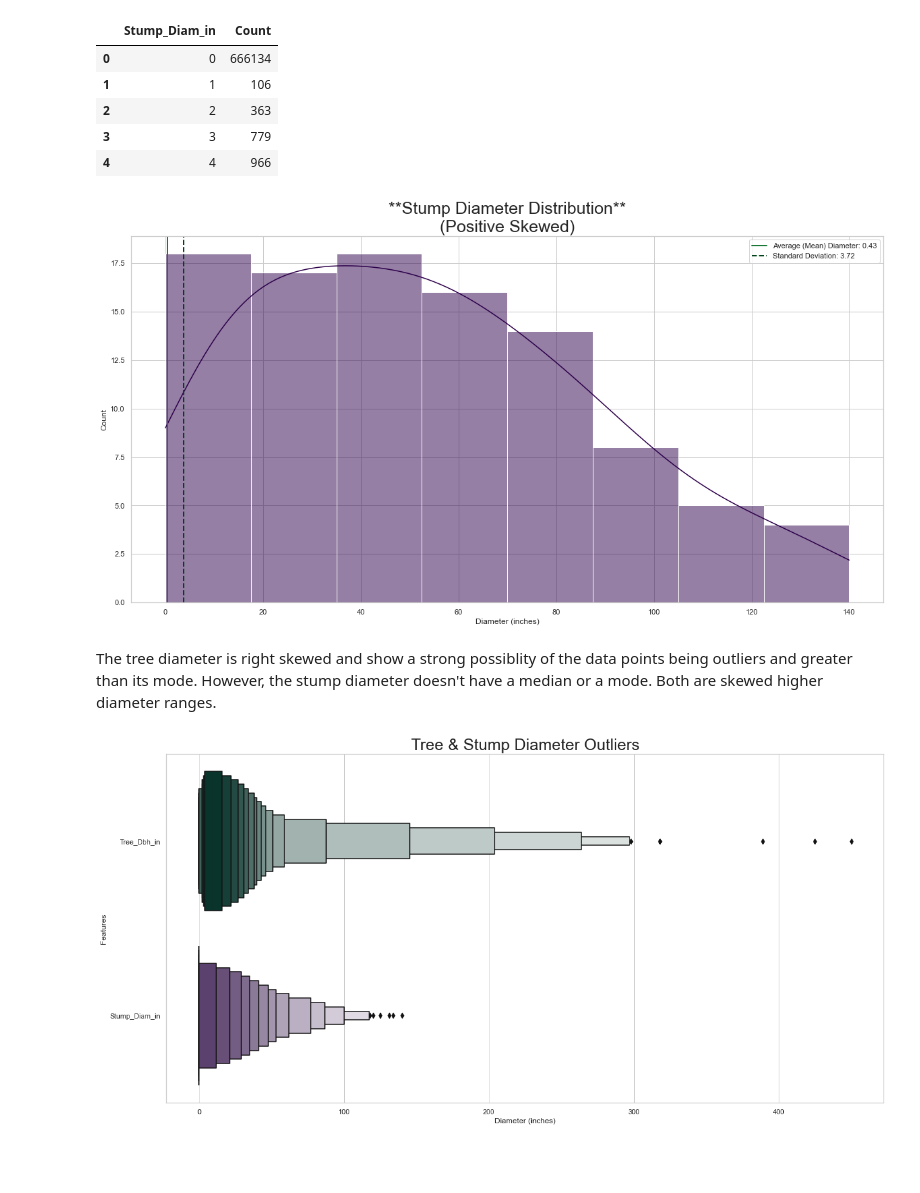
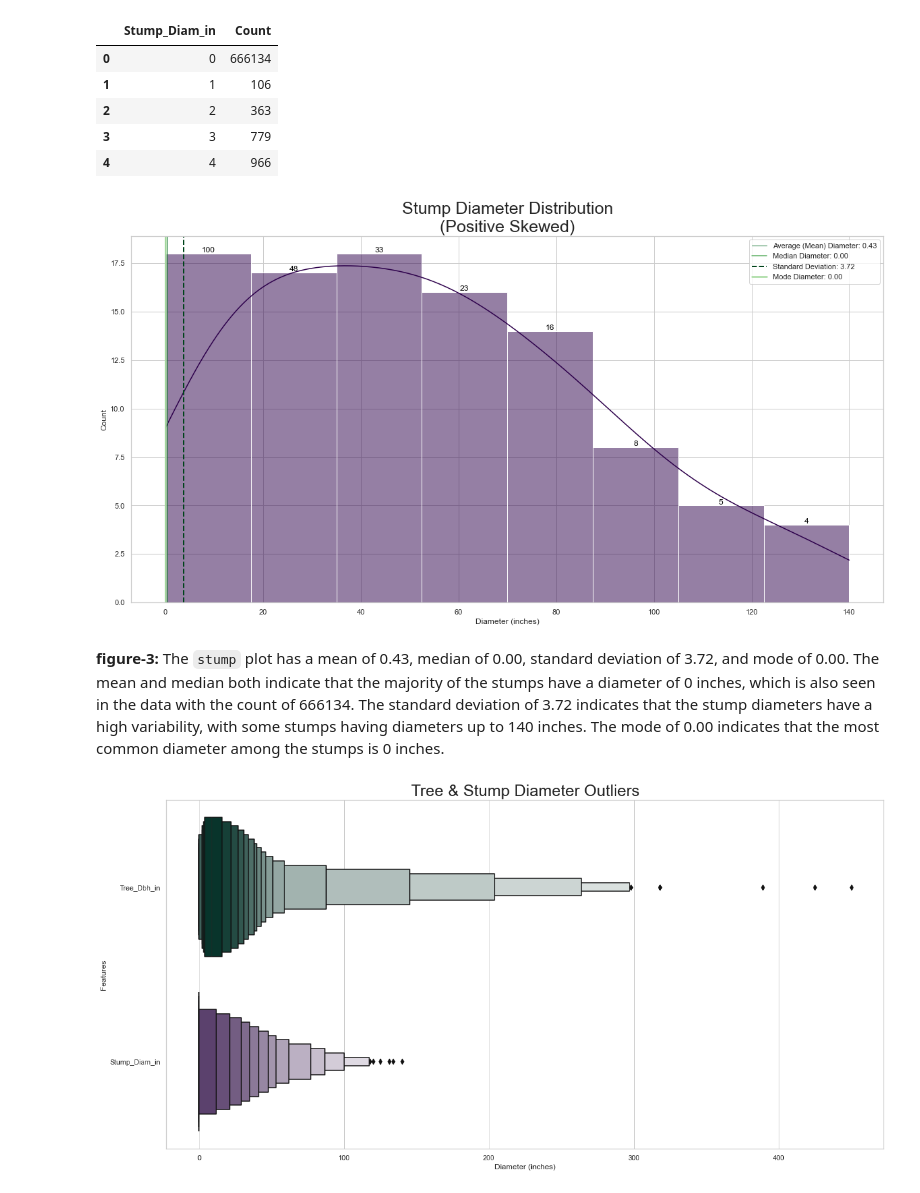
Before and after one commit to MarcellaHarr/ny_street-trees_2015, a Jupyter notebook: exploration-ny-street-trees.ipynb, the cells around one changed output. Saved outputs shown, nothing was run; the diff lists cells and outputs as text; code cells hidden in the pictures; blank space fills up the shorter version.

```diff
--- a/exploration-ny-street-trees.ipynb
+++ b/exploration-ny-street-trees.ipynb
@@ -541,7 +546,7 @@ treeDiam.head()
 # Set figsize
 fig, ax = plt.subplots(1, 1, figsize=(20, 10))
 
-treeDHist2 = sns.histplot(data = treeDiam,
+treeDHist = sns.histplot(data = treeDiam,
                             x = 'Tree_Dbh_in',
                             color = '#003c30',
                             edgecolor = '#003c30',
@@ -571,9 +576,22 @@ plt.axvline(treeMode,
             lw = 3.25,
             label = f"Mode Diameter: {treeMode:.2f}")
 
+
+# Bar counts
+bVal = 0
+for cnts in treeDHist.patches:
+    bVal += cnts.get_height()
+    treeDHist.text(cnts.get_x() + cnts.get_width() / 2.,
+                   cnts.get_height(),
+                   '{}'.format(int(cnts.get_height() * 100/bVal)),
+                   fontsize = 12,
+                   color = 'black',
+                   ha = 'center',
+                   va = 'bottom')
+
 # Customize fig
-treeDHist2.set_xlabel('Breast Diameter (inches)')
-treeDHist2.set_title('**Tree Diameter Distribution**\n(Positive Skew)',
+treeDHist.set_xlabel('Breast Diameter (inches)')
+treeDHist.set_title('Tree Diameter Distribution\n(Positive Skew)',
                     fontsize = 25)
 plt.legend()
 
@@ -610,46 +630,60 @@ stumpDHist = sns.histplot(data = stumpDiam,
                             kde = True,
                             stat = 'count',
                             ax=ax)
 
 # Stats
 plt.axvline(stumpMean,
             color = '#1b7837',
-            lw = 2,
+            lw = 1,
             label = f"Average (Mean) Diameter: {stumpMean:.2f}")
 
-# plt.axvline(stumpMed,
-#             color = '#5aae61',
-#             lw = 1.5,
-#             label = f"Median Diameter: {stumpMed:.2f}")
+plt.axvline(stumpMed,
+            color = '#5aae61',
+            lw = 1.5,
+            label = f"Median Diameter: {stumpMed:.2f}")
 
 plt.axvline(stumpMean + stumpStd,
             color = '#00441b',
             lw = 2,
             linestyle = 'dashed',
             label = f"Standard Deviation: {stumpMean + stumpStd:.2f}")
 
 
-# plt.axvline(stumpMode,
-#             color = '#00441b',
-#             lw = 2,
-#             label = f"Mode Diameter: {stumpMode:.2f}")
+plt.axvline(stumpMode,
+            color = '#a6dba0',
+            lw = 2.5,
+            label = f"Mode Diameter: {stumpMode:.2f}")
+
+
+# Bar counts
+bVal = 0
+for cnts in stumpDHist.patches:
+    bVal += cnts.get_height()
+    stumpDHist.text(cnts.get_x() + cnts.get_width() / 2.,
+                   cnts.get_height(),
+                   '{}'.format(int(cnts.get_height() * 100/bVal)),
+                   fontsize = 12,
+                   color = 'black',
+                   ha = 'center',
+                   va = 'bottom')
+
 
 # Customize fig
 stumpDHist.set_xlabel('Diameter (inches)')
-stumpDHist.set_title('**Stump Diameter Distribution**\n(Positive Skewed)',
+stumpDHist.set_title('Stump Diameter Distribution\n(Positive Skewed)',
                     fontsize = 25)
 plt.legend()
 
 # Save fig
 plt.savefig(r'D:\repos\github\ny_street-trees_2015\src\img\Stump_Diameter_Distribution_without_Binwidth_and_Filtered.png',
             facecolor="white")
 
 # Plot fig
 plt.show()
 # %% [output]
-[figure, old version]
+[figure, new version]
-# %% [markdown]
-The tree diameter is right skewed and show a strong possiblity of the data points being outliers and greater than its mode. However, the stump diameter doesn't have a median or a mode. Both are skewed higher diameter ranges.
+# %% [markdown]
+**figure-3:** The `stump` plot has a mean of 0.43, median of 0.00, standard deviation of 3.72, and mode of 0.00. The mean and median both indicate that the majority of the stumps have a diameter of 0 inches, which is also seen in the data with the count of 666134. The standard deviation of 3.72 indicates that the stump diameters have a high variability, with some stumps having diameters up to 140 inches. The mode of 0.00 indicates that the most common diameter among the stumps is 0 inches.
 # %%
 # View outliers of tree and stump diameter
 
```
Also changed, not shown: parts of 35 cells of this notebook, 4 other files.
